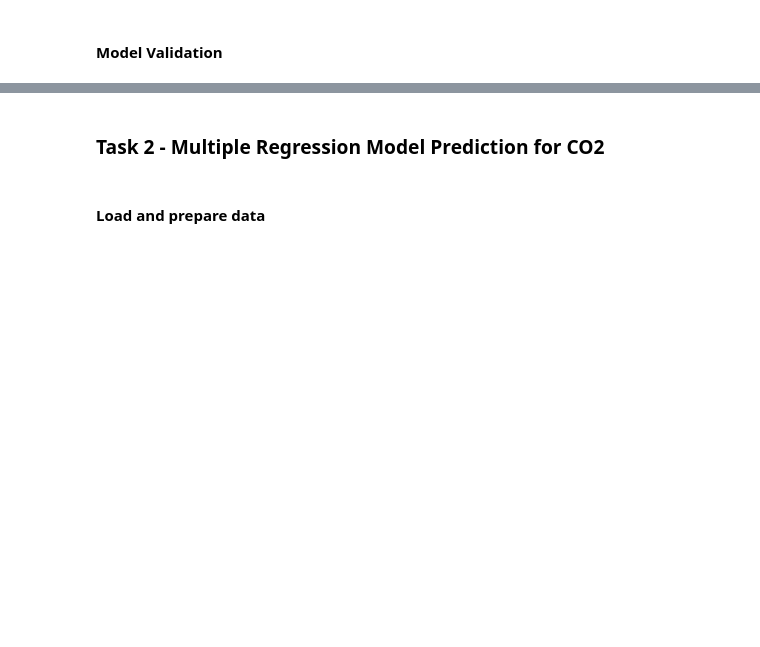
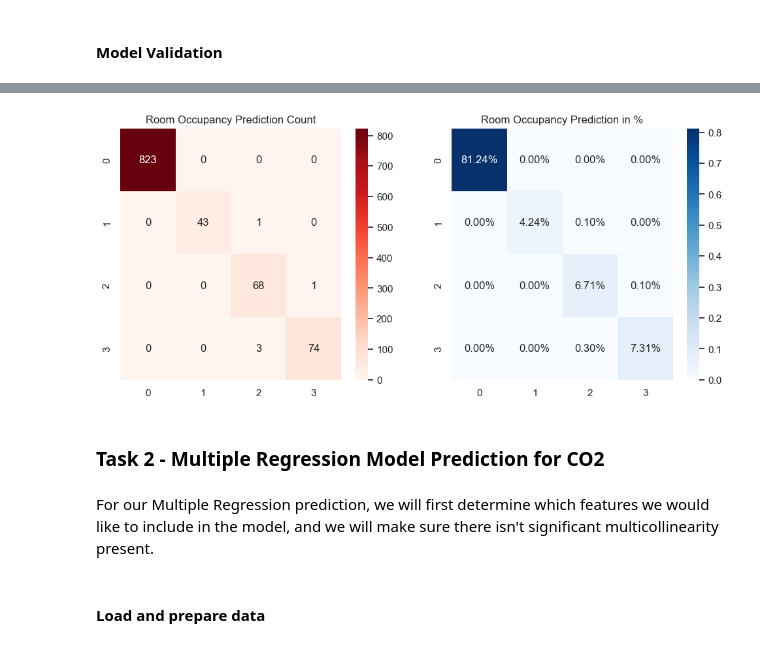
Before and after one commit to SweatyCrayfish/Room-Ocupancy-Application, a Jupyter notebook: Final Project - ML IoT Application.ipynb, the cells around one changed output, grey strips where cells are left out. Drawn from its saved outputs; the diff is of its cells as text; code cells hidden in the pictures; blank space fills up the shorter version.

Commit message:
Update Final Project - ML IoT Application.ipynb
Added Linear Regression model, DL model

```diff
--- a/Final Project - ML IoT Application.ipynb
+++ b/Final Project - ML IoT Application.ipynb
@@ -697,2 +708,4 @@ We can see again see that the grand majority of output values are 0.  As noted d
 # %% [markdown]
 #### Load and prepare data
+# %%
+df_dl = df.copy()
@@ -700,0 +748,13 @@ We can see again see that the grand majority of output values are 0.  As noted d
+# %%
+model_class = tf.keras.Sequential([
+    tf.keras.layers.Dense(128,activation='relu',input_shape=[7]),
+    tf.keras.layers.Dense(128,activation='relu'),
+    tf.keras.layers.Dense(128,activation='relu'),
+    tf.keras.layers.Dense(4,activation='softmax') # Output 4 units representing the Occupancy Number 0, 1, 2, 3
+])
+
+model_class.compile(loss='categorical_crossentropy',
+             optimizer=tf.keras.optimizers.Adam(),
+             metrics=['accuracy'])
+
+print(model_class.summary())
@@ -700,0 +780,10 @@ We can see again see that the grand majority of output values are 0.  As noted d
+# %%
+history = model_class.fit(X_train_scaled,y_train,
+                epochs=50,
+                batch_size=32,
+                validation_data=(X_valid_scaled,y_valid),
+                callbacks=[learning_rate_reduction],
+                verbose=1)
+
+# list all data in history
+print(history.history.keys())
@@ -701,2 +867,9 @@ We can see again see that the grand majority of output values are 0.  As noted d
 # %% [markdown]
 #### Model Validation
+# %%
+def process_data(data):
+    return np.array(tf.argmax(data,axis=1),dtype='float32')
+
+y_pred = process_data(model_class.predict(X_test_scaled))
+
+print(classification_report(tf.argmax(y_test,axis=1),y_pred))
@@ -703,4 +888,21 @@ We can see again see that the grand majority of output values are 0.  As noted d
+# %%
+cf_matrix = confusion_matrix(tf.argmax(y_test, axis=1),y_pred)
+sns.set_theme(style='whitegrid',rc={'figure.figsize':(12,5)})
+
+fig, axs = plt.subplots(1,2)
+
+# Number count
+ax1 = sns.heatmap(cf_matrix,annot=True,cmap='Reds', ax=axs[0], fmt="g")
+ax1.set_title('Room Occupancy Prediction Count')
+
+# Percentage
+ax2 = sns.heatmap(cf_matrix/np.sum(cf_matrix),annot=True,fmt='.2%',cmap='Blues',ax=axs[1])
+ax2.set_title('Room Occupancy Prediction in %');
+# %% [output]
+[figure, added]
 # %% [markdown]
 ### Task 2 - Multiple Regression Model Prediction for CO2
+# %% [markdown]
+For our Multiple Regression prediction, we will first determine which features we would like to include in the model, and we will make sure there isn't significant multicollinearity present.
 # %% [markdown]
 #### Load and prepare data
```
Also changed, not shown: parts of 31 cells of this notebook.
